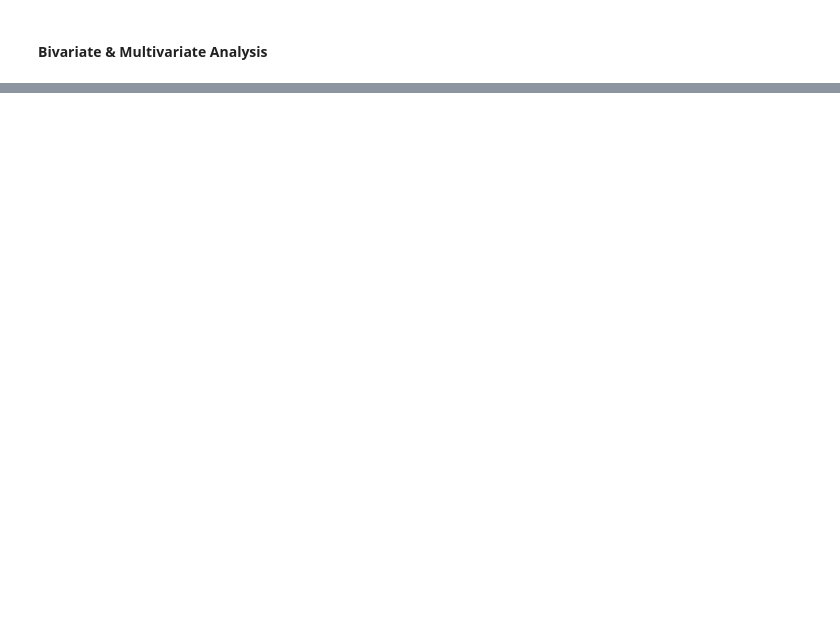
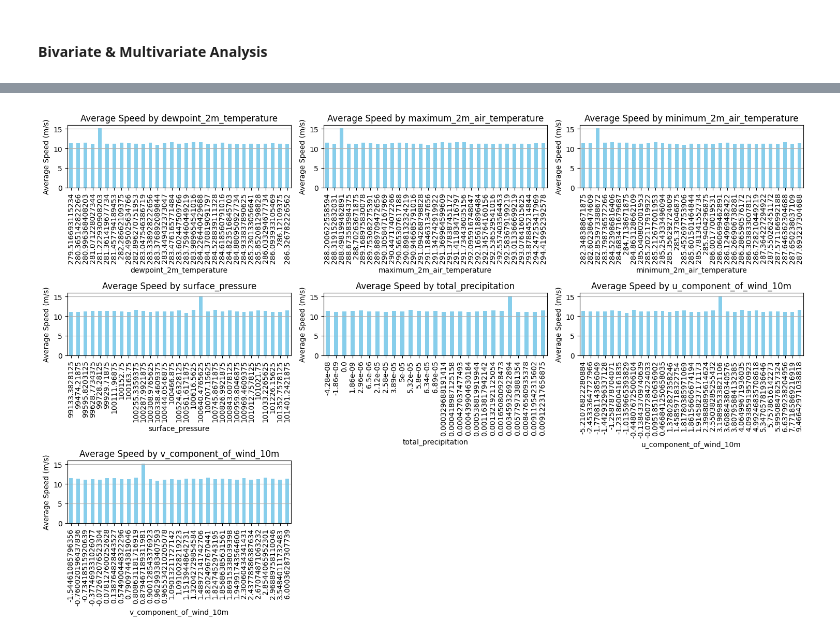
Before and after one commit to damzking/final-pro, a Jupyter notebook: Notebook/ETA-prediction.ipynb, the cells around one changed output, grey strips where cells are left out. Cells and saved outputs as stored; diff of their text form; code cells hidden in the pictures; blank space fills up the shorter version.

```diff
--- a/Notebook/ETA-prediction.ipynb
+++ b/Notebook/ETA-prediction.ipynb
@@ -329,0 +362,6 @@ for i, variable in enumerate(train_df_noid.drop(['Timestamp','Month_name', 'Day_
+# %%
+# Define the order of the days
+day_order = ['Monday', 'Tuesday', 'Wednesday', 'Thursday', 'Friday', 'Saturday', 'Sunday']
+
+# Convert 'Day_name' to a categorical type with the specified order
+train_weath_df['Day_name'] = pd.Categorical(train_weath_df['Day_name'], categories=day_order, ordered=True)
@@ -329,0 +393,24 @@ for i, variable in enumerate(train_df_noid.drop(['Timestamp','Month_name', 'Day_
+# %%
+# Calculate average speed (in m/s)
+train_weath_df['Average_Speed'] = train_weath_df['Trip_distance'] / (train_weath_df['ETA'])
+# %%
+# Group by weather conditions and calculate average speed
+weather_conditions = ['dewpoint_2m_temperature',
+                       'maximum_2m_air_temperature',
+                       'minimum_2m_air_temperature',
+                       'surface_pressure',
+                       'total_precipitation',
+                       'u_component_of_wind_10m',
+                       'v_component_of_wind_10m']
+
+# Calculate average speed for each weather condition
+average_speed_by_weather = {}
+for condition in weather_conditions:
+    avg_speed = train_weath_df.groupby(condition)['Average_Speed'].mean().round(2)
+    average_speed_by_weather[condition] = avg_speed
+# %%
+for col, avg_speedd in average_speed_by_weather.items():
+    print(f"Average speed by {col}:")
+    for value, avg_speed in avg_speedd.items():
+        print(f"  {value}: {avg_speed:.2f} m/s")
+    print()
@@ -329,0 +435,14 @@ for i, variable in enumerate(train_df_noid.drop(['Timestamp','Month_name', 'Day_
+# %%
+plt.figure(figsize=(15, 10))
+for idx, (condition, avg_speed) in enumerate(average_speed_by_weather.items()):
+    plt.subplot(3, 3, idx + 1)
+    avg_speed.plot(kind='bar', color= 'skyblue')
+    plt.title(f'Average Speed by {condition}')
+    plt.xlabel(condition)
+    plt.ylabel('Average Speed (m/s)')
+    plt.grid(axis='y')
+
+plt.tight_layout()
+plt.show()
+# %% [output]
+[figure, added]
```
Also changed, not shown: parts of 39 cells of this notebook, 1 other file.
